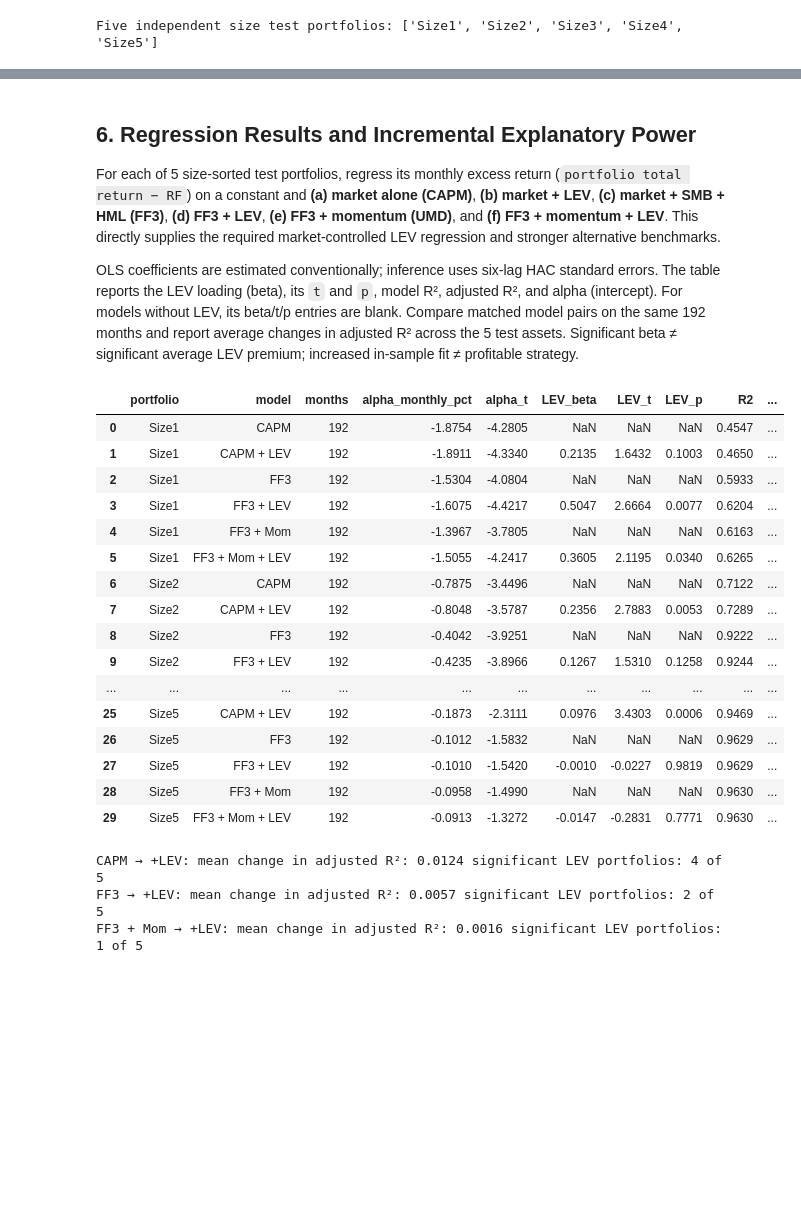
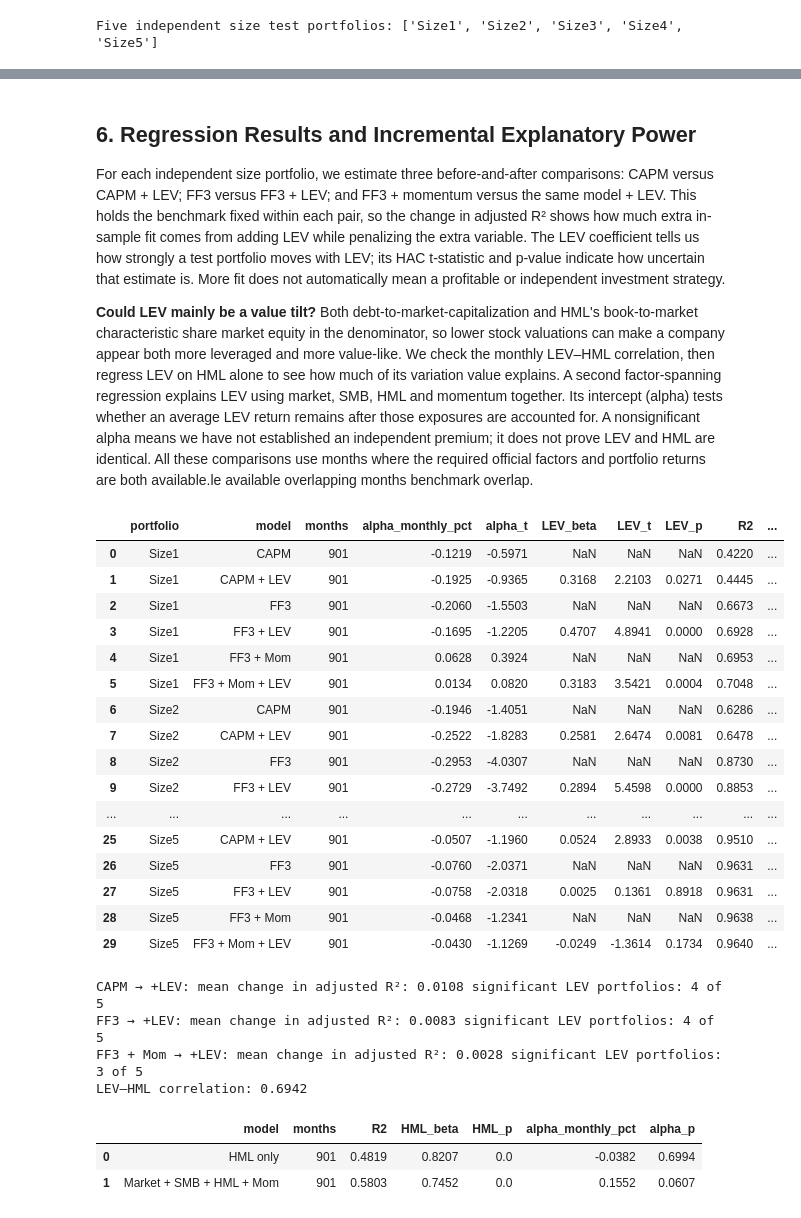
Before and after one commit to nehaneha8/CFM301, a Jupyter notebook: Project 2/01_Corporate_Leverage_Factor_Study.ipynb, the cells around one changed output, grey strips where cells are left out. Saved outputs shown, nothing was run; the diff lists cells and outputs as text; code cells hidden in the pictures; blank space fills up the shorter version.

```diff
--- a/Project 2/01_Corporate_Leverage_Factor_Study.ipynb
+++ b/Project 2/01_Corporate_Leverage_Factor_Study.ipynb
@@ -29,17 +31,17 @@ import pandas as pd, numpy as np, statsmodels.api as sm
 from pathlib import Path
 from IPython.display import display
 P=Path('.')
-raw_c=pd.read_csv(P/'03_Compustat_Annual_and_Link_Source_Data.csv',low_memory=False)
-raw_r=pd.read_csv(P/'02_CRSP_Monthly_Source_Data.csv',low_memory=False)
+raw_c=pd.read_csv(P/'03_Compustat_Annual_and_Link_Source_Data.csv',usecols=['GVKEY','LINKPRIM','LINKTYPE','LPERMNO','LINKDT','LINKENDDT','datadate','indfmt','consol','popsrc','datafmt','conm','curcd','dlc','dltt'],low_memory=False)
+raw_r=pd.read_csv(P/'02_CRSP_Monthly_Source_Data.csv',usecols=['PERMNO','SecInfoStartDt','ConditionalType','USIncFlg','SecurityType','SecuritySubType','ShareType','Ticker','MthCalDt','MthCap','MthPrevCap','MthRet','vwretd'],low_memory=False)
 assert not {'available_date','lag_cap','signal','debt_millions','q','portfolio_label'}.intersection(set(raw_c.columns)|set(raw_r.columns))
-raw_c['datadate']=pd.to_datetime(raw_c.datadate,errors='coerce')
-raw_c['LINKDT']=pd.to_datetime(raw_c.LINKDT,errors='coerce')
+raw_c['datadate']=pd.to_datetime(raw_c.datadate,format='mixed',errors='coerce')
+raw_c['LINKDT']=pd.to_datetime(raw_c.LINKDT,format='mixed',errors='coerce')
 raw_c['LINKENDDT']=pd.to_datetime(raw_c.LINKENDDT,format='mixed',errors='coerce')
 raw_r['date']=pd.to_datetime(raw_r.MthCalDt,errors='coerce').dt.to_period('M').dt.to_timestamp('M')
 comp_source_n=len(raw_c); crsp_source_n=len(raw_r)
 print('Uploaded source: Compustat rows',comp_source_n,'CRSP rows',crsp_source_n)
 print('Actual CRSP range:',raw_r.date.min().date(),'to',raw_r.date.max().date())
-assert raw_r.date.max() < pd.Timestamp('2026-01-01'), 'Update date-window description if new CRSP is supplied'
+assert raw_r.date.max() == pd.Timestamp('2025-12-31'), 'Unexpected combined CRSP endpoint'
 # Retain original market capitalization observations before analysis screens, to compute calendar-month lag.
 economics=['MthCap','MthRet','MthPrevCap']
 conflicts=raw_r.groupby(['PERMNO','date'],dropna=False)[economics].nunique(dropna=False).gt(1).any(axis=1)
@@ -52,13 +54,13 @@ prior=r.groupby('PERMNO').date.shift(1)
 gap=(r.date.dt.year-prior.dt.year)*12+r.date.dt.month-prior.dt.month
 r.loc[gap.ne(1),'lag_cap']=np.nan
 print('CRSP duplicate detail rows removed:',len(raw_r)-len(r))
-r=r[r.date.between('2010-01-01','2025-12-31')].copy()
+r=r[r.date.le('2025-12-31')].copy()
 crsp_in_period_n=len(r); crsp_outside_n=crsp_unique_n-crsp_in_period_n
 screens=(r.SecurityType.eq('EQTY') & r.SecuritySubType.eq('COM') &
          r.ShareType.eq('NS') & r.ConditionalType.eq('RW') &
          r.MthCap.gt(0) & r.lag_cap.gt(0) & r.MthRet.notna())
 print('CRSP screened:',len(r),'→',int(screens.sum()))
-crsp_screen_removed=crsp_in_period_n-int(screens.sum()); r=r.loc[screens].copy(); crsp_screened_n=len(r)
+crsp_screen_removed=crsp_in_period_n-int(screens.sum()); r=r.loc[screens,['PERMNO','date','MthCap','lag_cap','MthRet','USIncFlg','Ticker','vwretd']].copy(); crsp_screened_n=len(r)
 del raw_r
 # Annual financial records: standard industrial USD reporting, linked to CRSP.
 c=raw_c.loc[(raw_c.curcd.eq('USD')) & raw_c.indfmt.eq('INDL') &
@@ -80,6 +82,7 @@ c=c.sort_values(['PERMNO','available_month','datadate','link_priority']).drop_du
 # Link-window validity is verified after the match; a failed match is excluded rather than
 # silently borrowing an older report from a different link window.
 comp_duplicates_removed=comp_screened_n-len(c)
+c=c[['PERMNO','GVKEY','conm','datadate','LINKDT','LINKENDDT','available_date','available_month','dlc','dltt']].copy()
 c=c.sort_values(['available_month','PERMNO']).copy()
 r=r.sort_values(['date','PERMNO']).copy()
 d=pd.merge_asof(r,c,left_on='date',right_on='available_month',by='PERMNO',
@@ -93,4 +96,6 @@ print('Matched eligible USD-reporting stock-months:',len(d),'| stocks:',d.PERMNO
       '| observed months:',d.date.nunique())
 print('USIncFlg counts:',d.USIncFlg.value_counts(dropna=False).to_dict())
 display(d[['date','PERMNO','gvkey','datadate','available_date','lag_cap','MthCap','MthRet','dlc','dltt']].head(10))
+# Release source-level temporary tables after the match; the original CSVs remain untouched.
+del r,c
 # %% [output]
@@ -205,7 +213,9 @@ def form_factor(x, k=5, value_weighted=False):
     x=x.copy()
     x['bucket']=x.groupby('date').signal_w.transform(lambda s:pd.qcut(s.rank(method='first'),k,labels=False)+1)
     if value_weighted:
-        g=x.groupby(['date','bucket']).apply(lambda v:np.average(v.ret_w,weights=v.lag_cap),include_groups=False).unstack()
+        x['weighted_return']=x.ret_w*x.lag_cap
+        totals=x.groupby(['date','bucket'])[['weighted_return','lag_cap']].sum()
+        g=(totals.weighted_return/totals.lag_cap).unstack()
     else: g=x.groupby(['date','bucket']).ret_w.mean().unstack()
     out=pd.DataFrame({'low':g[1], 'high':g[k]});out['LEV']=out.high-out.low
     return out
@@ -257,43 +269,58 @@ Benchmark period: 2010-01-31 to 2025-12-31
 # %% [markdown]
 ## 6. Regression Results and Incremental Explanatory Power
 
-For each of 5 size-sorted test portfolios, regress its monthly excess return (`portfolio total return − RF`) on a constant and **(a) market alone (CAPM)**, **(b) market + LEV**, **(c) market + SMB + HML (FF3)**, **(d) FF3 + LEV**, **(e) FF3 + momentum (UMD)**, and **(f) FF3 + momentum + LEV**. This directly supplies the required market-controlled LEV regression and stronger alternative benchmarks.
+For each independent size portfolio, we estimate three before-and-after comparisons: CAPM versus CAPM + LEV; FF3 versus FF3 + LEV; and FF3 + momentum versus the same model + LEV. This holds the benchmark fixed within each pair, so the change in adjusted R² shows how much extra in-sample fit comes from adding LEV while penalizing the extra variable. The LEV coefficient tells us how strongly a test portfolio moves with LEV; its HAC t-statistic and p-value indicate how uncertain that estimate is. More fit does not automatically mean a profitable or independent investment strategy.
 
-OLS coefficients are estimated conventionally; inference uses six-lag HAC standard errors. The table reports the LEV loading (beta), its `t` and `p`, model R², adjusted R², and alpha (intercept). For models without LEV, its beta/t/p entries are blank. Compare matched model pairs on the same 192 months and report average changes in adjusted R² across the 5 test assets. Significant beta ≠ significant average LEV premium; increased in-sample fit ≠ profitable strategy.
+**Could LEV mainly be a value tilt?** Both debt-to-market-capitalization and HML's book-to-market characteristic share market equity in the denominator, so lower stock valuations can make a company appear both more leveraged and more value-like. We check the monthly LEV–HML correlation, then regress LEV on HML alone to see how much of its variation value explains. A second factor-spanning regression explains LEV using market, SMB, HML and momentum together. Its intercept (alpha) tests whether an average LEV return remains after those exposures are accounted for. A nonsignificant alpha means we have not established an independent premium; it does not prove LEV and HML are identical. All these comparisons use months where the required official factors and portfolio returns are both available.le available overlapping months benchmark overlap.
 # %%
 joined=size.join(factor[['LEV']]).join(ff,how='inner').dropna()
 assert len(joined)>60, 'Insufficient benchmark overlap'
 models={'CAPM':['Mkt_RF'],'CAPM + LEV':['Mkt_RF','LEV'],'FF3':['Mkt_RF','SMB','HML'],'FF3 + LEV':['Mkt_RF','SMB','HML','LEV'],'FF3 + Mom':['Mkt_RF','SMB','HML','Mom'],'FF3 + Mom + LEV':['Mkt_RF','SMB','HML','Mom','LEV']}
 rows=[]
 for asset in size.columns:
     y=joined[asset]-joined.RF
     for model,features in models.items():
         fit=sm.OLS(y,sm.add_constant(joined[features])).fit(cov_type='HAC',cov_kwds={'maxlags':6})
         rows.append({'portfolio':asset,'model':model,'months':len(y),'alpha_monthly_pct':100*fit.params['const'],'alpha_t':fit.tvalues['const'],'LEV_beta':fit.params.get('LEV',np.nan),'LEV_t':fit.tvalues.get('LEV',np.nan),'LEV_p':fit.pvalues.get('LEV',np.nan),'R2':fit.rsquared,'adjusted_R2':fit.rsquared_adj})
 reg=pd.DataFrame(rows)
 display(reg.round(4))
 for base,plus in [('CAPM','CAPM + LEV'),('FF3','FF3 + LEV'),('FF3 + Mom','FF3 + Mom + LEV')]:
     a=reg[reg.model.eq(base)].set_index('portfolio');b=reg[reg.model.eq(plus)].set_index('portfolio')
     print(base,'→ +LEV: mean change in adjusted R²:',round((b.adjusted_R2-a.adjusted_R2).mean(),4),'significant LEV portfolios:',int((b.LEV_p<.05).sum()),'of',len(b))
+# Factor-spanning check: specifically quantify overlap with value (HML).
+sp=joined[['LEV','Mkt_RF','SMB','HML','Mom']].dropna()
+value_corr=sp.LEV.corr(sp.HML)
+span_rows=[]
+for label,cols in [('HML only',['HML']),('Market + SMB + HML + Mom',['Mkt_RF','SMB','HML','Mom'])]:
+    fit=sm.OLS(sp.LEV,sm.add_constant(sp[cols])).fit(cov_type='HAC',cov_kwds={'maxlags':6})
+    span_rows.append({'model':label,'months':len(sp),'R2':fit.rsquared,'HML_beta':fit.params['HML'],
+                      'HML_p':fit.pvalues['HML'],'alpha_monthly_pct':100*fit.params['const'],'alpha_p':fit.pvalues['const']})
+spanning=pd.DataFrame(span_rows)
+print('LEV–HML correlation:',round(value_corr,4))
+display(spanning.round(4))
 # %% [output]
 |  | portfolio | model | months | alpha_monthly_pct | alpha_t | LEV_beta | LEV_t | LEV_p | R2 | ... |
-| 0 | Size1 | CAPM | 192 | -1.8754 | -4.2805 | NaN | NaN | NaN | 0.4547 | ... |
-| 1 | Size1 | CAPM + LEV | 192 | -1.8911 | -4.3340 | 0.2135 | 1.6432 | 0.1003 | 0.4650 | ... |
-| 2 | Size1 | FF3 | 192 | -1.5304 | -4.0804 | NaN | NaN | NaN | 0.5933 | ... |
-| 3 | Size1 | FF3 + LEV | 192 | -1.6075 | -4.4217 | 0.5047 | 2.6664 | 0.0077 | 0.6204 | ... |
-| 4 | Size1 | FF3 + Mom | 192 | -1.3967 | -3.7805 | NaN | NaN | NaN | 0.6163 | ... |
-| 5 | Size1 | FF3 + Mom + LEV | 192 | -1.5055 | -4.2417 | 0.3605 | 2.1195 | 0.0340 | 0.6265 | ... |
-| 6 | Size2 | CAPM | 192 | -0.7875 | -3.4496 | NaN | NaN | NaN | 0.7122 | ... |
-| 7 | Size2 | CAPM + LEV | 192 | -0.8048 | -3.5787 | 0.2356 | 2.7883 | 0.0053 | 0.7289 | ... |
-| 8 | Size2 | FF3 | 192 | -0.4042 | -3.9251 | NaN | NaN | NaN | 0.9222 | ... |
-| 9 | Size2 | FF3 + LEV | 192 | -0.4235 | -3.8966 | 0.1267 | 1.5310 | 0.1258 | 0.9244 | ... |
+| 0 | Size1 | CAPM | 901 | -0.1219 | -0.5971 | NaN | NaN | NaN | 0.4220 | ... |
+| 1 | Size1 | CAPM + LEV | 901 | -0.1925 | -0.9365 | 0.3168 | 2.2103 | 0.0271 | 0.4445 | ... |
+| 2 | Size1 | FF3 | 901 | -0.2060 | -1.5503 | NaN | NaN | NaN | 0.6673 | ... |
+| 3 | Size1 | FF3 + LEV | 901 | -0.1695 | -1.2205 | 0.4707 | 4.8941 | 0.0000 | 0.6928 | ... |
+| 4 | Size1 | FF3 + Mom | 901 | 0.0628 | 0.3924 | NaN | NaN | NaN | 0.6953 | ... |
+| 5 | Size1 | FF3 + Mom + LEV | 901 | 0.0134 | 0.0820 | 0.3183 | 3.5421 | 0.0004 | 0.7048 | ... |
+| 6 | Size2 | CAPM | 901 | -0.1946 | -1.4051 | NaN | NaN | NaN | 0.6286 | ... |
+| 7 | Size2 | CAPM + LEV | 901 | -0.2522 | -1.8283 | 0.2581 | 2.6474 | 0.0081 | 0.6478 | ... |
+| 8 | Size2 | FF3 | 901 | -0.2953 | -4.0307 | NaN | NaN | NaN | 0.8730 | ... |
+| 9 | Size2 | FF3 + LEV | 901 | -0.2729 | -3.7492 | 0.2894 | 5.4598 | 0.0000 | 0.8853 | ... |
 | ... | ... | ... | ... | ... | ... | ... | ... | ... | ... | ... |
-| 25 | Size5 | CAPM + LEV | 192 | -0.1873 | -2.3111 | 0.0976 | 3.4303 | 0.0006 | 0.9469 | ... |
-| 26 | Size5 | FF3 | 192 | -0.1012 | -1.5832 | NaN | NaN | NaN | 0.9629 | ... |
-| 27 | Size5 | FF3 + LEV | 192 | -0.1010 | -1.5420 | -0.0010 | -0.0227 | 0.9819 | 0.9629 | ... |
-| 28 | Size5 | FF3 + Mom | 192 | -0.0958 | -1.4990 | NaN | NaN | NaN | 0.9630 | ... |
-| 29 | Size5 | FF3 + Mom + LEV | 192 | -0.0913 | -1.3272 | -0.0147 | -0.2831 | 0.7771 | 0.9630 | ... |
+| 25 | Size5 | CAPM + LEV | 901 | -0.0507 | -1.1960 | 0.0524 | 2.8933 | 0.0038 | 0.9510 | ... |
+| 26 | Size5 | FF3 | 901 | -0.0760 | -2.0371 | NaN | NaN | NaN | 0.9631 | ... |
+| 27 | Size5 | FF3 + LEV | 901 | -0.0758 | -2.0318 | 0.0025 | 0.1361 | 0.8918 | 0.9631 | ... |
+| 28 | Size5 | FF3 + Mom | 901 | -0.0468 | -1.2341 | NaN | NaN | NaN | 0.9638 | ... |
+| 29 | Size5 | FF3 + Mom + LEV | 901 | -0.0430 | -1.1269 | -0.0249 | -1.3614 | 0.1734 | 0.9640 | ... |
-CAPM → +LEV: mean change in adjusted R²: 0.0124 significant LEV portfolios: 4 of 5
-FF3 → +LEV: mean change in adjusted R²: 0.0057 significant LEV portfolios: 2 of 5
-FF3 + Mom → +LEV: mean change in adjusted R²: 0.0016 significant LEV portfolios: 1 of 5
+CAPM → +LEV: mean change in adjusted R²: 0.0108 significant LEV portfolios: 4 of 5
+FF3 → +LEV: mean change in adjusted R²: 0.0083 significant LEV portfolios: 4 of 5
+FF3 + Mom → +LEV: mean change in adjusted R²: 0.0028 significant LEV portfolios: 3 of 5
+LEV–HML correlation: 0.6942
+|  | model | months | R2 | HML_beta | HML_p | alpha_monthly_pct | alpha_p |
+| 0 | HML only | 901 | 0.4819 | 0.8207 | 0.0 | -0.0382 | 0.6994 |
+| 1 | Market + SMB + HML + Mom | 901 | 0.5803 | 0.7452 | 0.0 | 0.1552 | 0.0607 |
 # %% [markdown]
```
Also changed, not shown: parts of 19 cells of this notebook, 2 other files.
